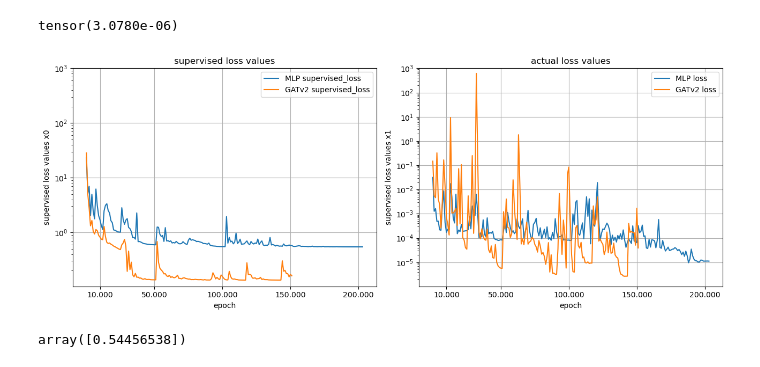
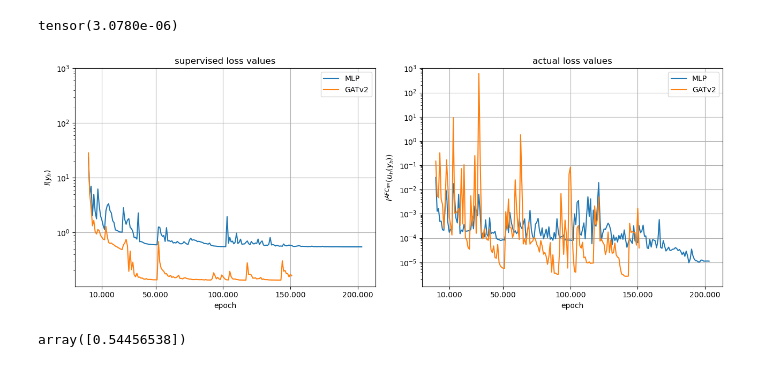
Before and after one commit to vschormann/MA_ML_assisted_SUPG, a Jupyter notebook: revised_data_analysis.ipynb, the cells around one changed output. Saved outputs shown, nothing was run; the diff lists cells and outputs as text; code cells hidden in the pictures.

```diff
--- a/revised_data_analysis.ipynb
+++ b/revised_data_analysis.ipynb
@@ -240,44 +240,45 @@ fig, axes = plt.subplots(1, 2, figsize=(13, 5))
 
 ax11, ax12 = axes.flatten()
 
-ax11.plot(x_vals, lossarr0,  label='MLP supervised_loss')
-ax12.plot(x_vals, act_lossarr0,  label='MLP loss', linestyle='-', color='C0')
+ax11.plot(x_vals, lossarr0,  label='MLP')
+ax12.plot(x_vals, act_lossarr0,  label='MLP', linestyle='-', color='C0')
 
-ax11.set_ylabel('supervised loss values x0')
+ax11.set_ylabel('$l (y_h)$')
 
 ax11.set_yscale('log')
 #ax11.set_xscale('log')
 ax11.tick_params(axis='y')
 ax11.set_xticks([10000, 50000, 100000, 150000, 200000])
-ax11.plot(x_vals1, lossarr1,  label='GATv2 supervised_loss')
-ax12.plot(x_vals1, act_lossarr1,  label='GATv2 loss', linestyle='-', color='C1')
-ax12.set_ylabel('supervised loss values x1')
+ax11.plot(x_vals1, lossarr1,  label='GATv2')
+ax12.plot(x_vals1, act_lossarr1,  label='GATv2', linestyle='-', color='C1')
+ax12.set_ylabel('$I^{AFC_{BJK}} (u_h (y_h))$')
+
 ax11.set_xlabel('epoch')
 ax12.set_xlabel('epoch')
 
 ax12.set_yscale('log')
 #ax12.set_xscale('log')
 ax12.set_xticks([10000, 50000, 100000, 150000, 200000])
 ax11.xaxis.set_major_formatter(
     FuncFormatter(lambda x, pos: f"{x:,.0f}".replace(",", "."))
 )
 ax12.xaxis.set_major_formatter(
     FuncFormatter(lambda x, pos: f"{x:,.0f}".replace(",", "."))
 )
 ax12.tick_params(axis='y')
 ax11.grid()
 ax12.grid()
 ax11.legend()
 ax11.set_title('supervised loss values')
 ax12.legend()
 ax11.set_ylim(0, 1e+3)
 ax12.set_title('actual loss values')
 ax12.set_ylim(0, 1e+3)
 
 plt.tight_layout()
 plt.show()
 # %% [output]
-[figure, old version]
+[figure, new version]
 # %%
 lossarr0[act_lossarr0 == np.min(act_lossarr0)]
 # %% [output]
```
Also changed, not shown: parts of 5 cells of this notebook, 4 other files.
